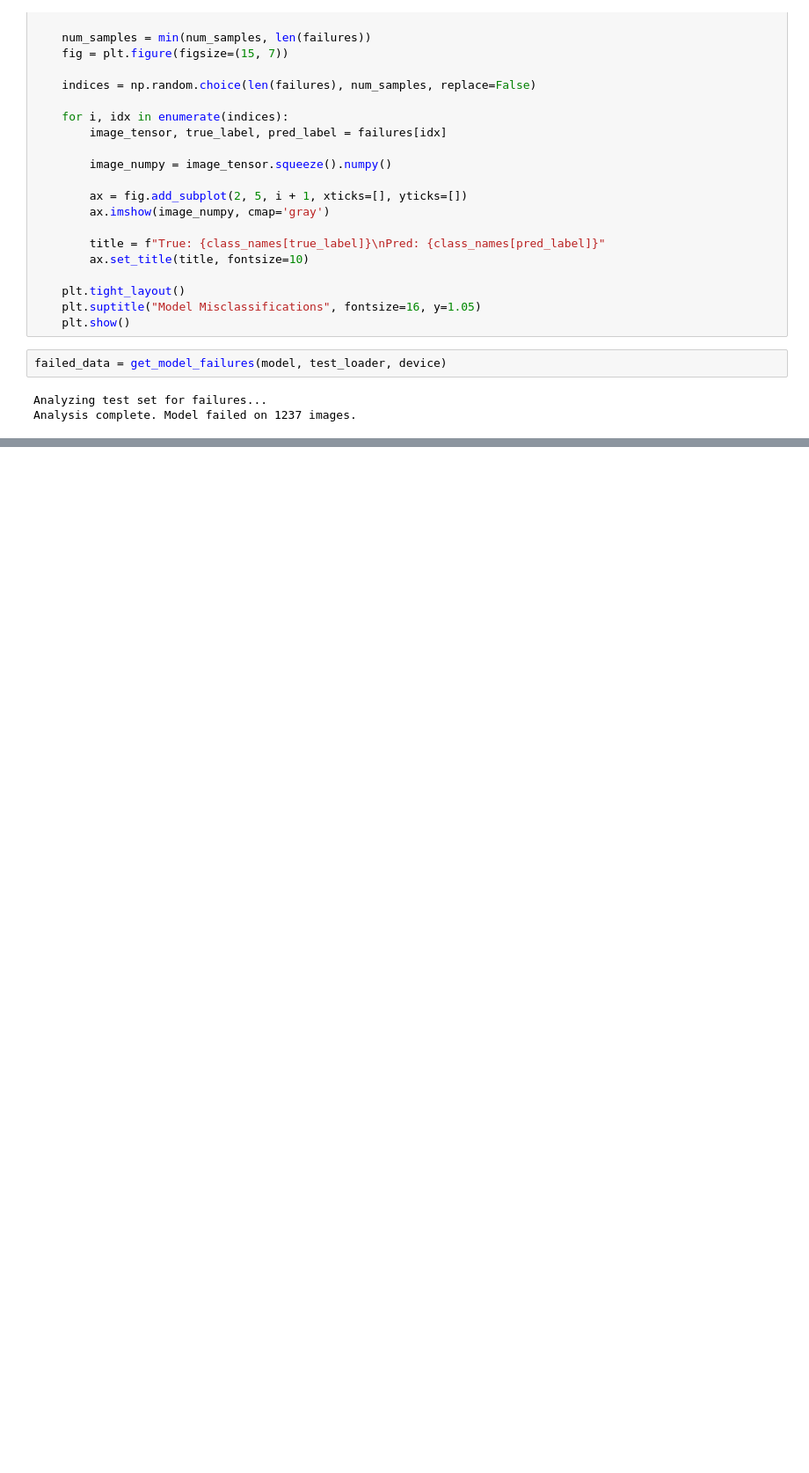
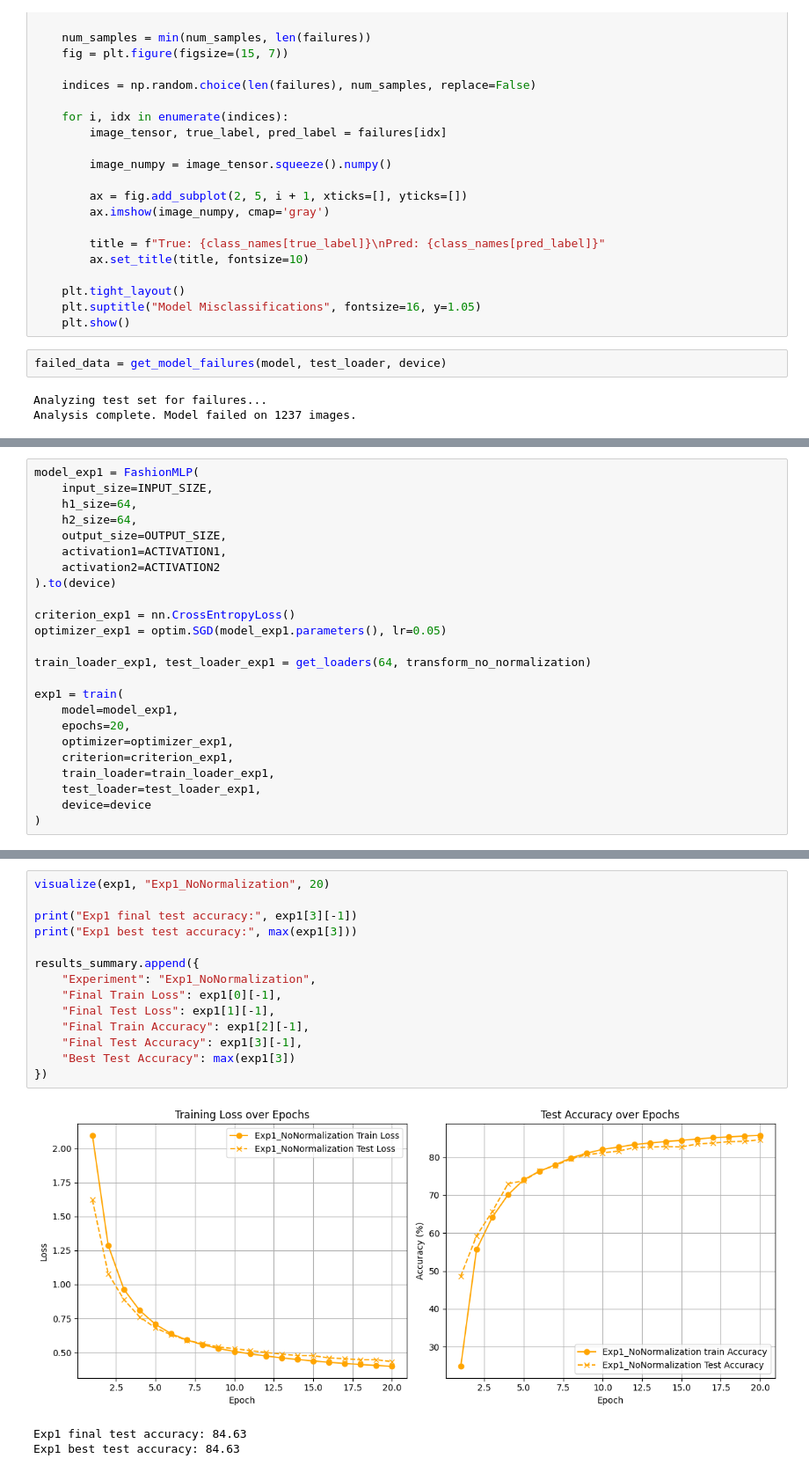
Before and after one commit to Titiplex/ia_TP2, a Jupyter notebook: experiments.ipynb, the cells around one changed output, grey strips where cells are left out. Shown at 88% size. Saved outputs shown, nothing was run; the diff lists cells and outputs as text; blank space fills up the shorter version.

```diff
--- a/experiments.ipynb
+++ b/experiments.ipynb
@@ -332,0 +366,24 @@ visualize_failures(failed_data, class_names, num_samples=10)
+# %%
+model_exp1 = FashionMLP(
+    input_size=INPUT_SIZE,
+    h1_size=64,
+    h2_size=64,
+    output_size=OUTPUT_SIZE,
+    activation1=ACTIVATION1,
+    activation2=ACTIVATION2
+).to(device)
+
+criterion_exp1 = nn.CrossEntropyLoss()
+optimizer_exp1 = optim.SGD(model_exp1.parameters(), lr=0.05)
+
+train_loader_exp1, test_loader_exp1 = get_loaders(64, transform_no_normalization)
+
+exp1 = train(
+    model=model_exp1,
+    epochs=20,
+    optimizer=optimizer_exp1,
+    criterion=criterion_exp1,
+    train_loader=train_loader_exp1,
+    test_loader=test_loader_exp1,
+    device=device
+)
@@ -332,0 +408,18 @@ visualize_failures(failed_data, class_names, num_samples=10)
+# %%
+visualize(exp1, "Exp1_NoNormalization", 20)
+
+print("Exp1 final test accuracy:", exp1[3][-1])
+print("Exp1 best test accuracy:", max(exp1[3]))
+
+results_summary.append({
+    "Experiment": "Exp1_NoNormalization",
+    "Final Train Loss": exp1[0][-1],
+    "Final Test Loss": exp1[1][-1],
+    "Final Train Accuracy": exp1[2][-1],
+    "Final Test Accuracy": exp1[3][-1],
+    "Best Test Accuracy": max(exp1[3])
+})
+# %% [output]
+[figure, added]
+Exp1 final test accuracy: 84.63
+Exp1 best test accuracy: 84.63
```
Also changed, not shown: parts of 39 cells of this notebook.
